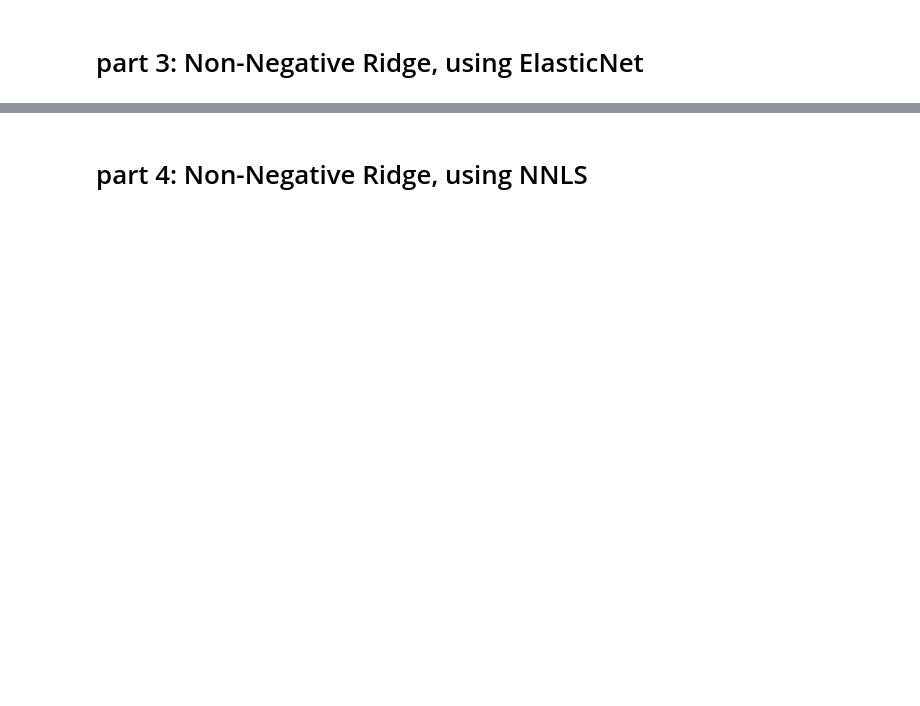
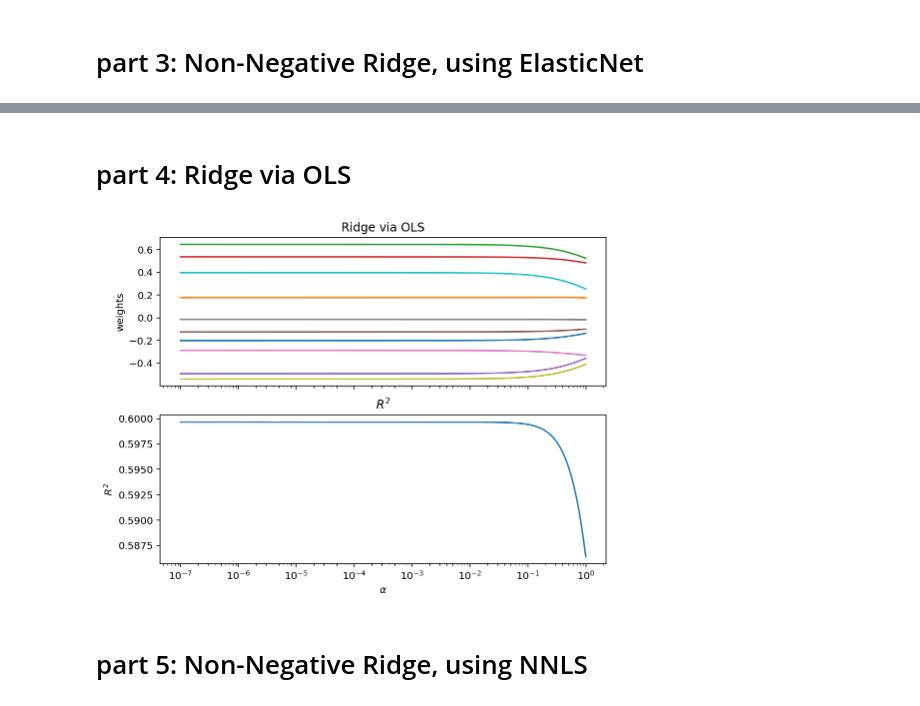
Before and after one commit to pdemarti/notebooks, a Jupyter notebook: nn-ridge.ipynb, the cells around one changed output, grey strips where cells are left out. Saved outputs shown, nothing was run; the diff lists cells and outputs as text; code cells hidden in the pictures; blank space fills up the shorter version.

```diff
--- a/nn-ridge.ipynb
+++ b/nn-ridge.ipynb
@@ -14,7 +14,7 @@ from scipy.optimize import nnls
 plt.rcParams['figure.figsize'] = (8, 6)
 # %%
 def rsquare(y, yhat):
-    residuals = (np.linalg.norm(y - yhat, axis=1))
+    residuals = np.linalg.norm(y - yhat, axis=1)
     r2 = 1 - residuals**2 / np.linalg.norm(y - y.mean())**2
     return r2
 # %%
@@ -83,0 +84,2 @@ plot_path(act_alphas, coefs.T, r2, 'ElasticNet path with no Lasso (only Ridge),
+# %% [markdown]
+# part 4: Ridge via OLS
@@ -84,3 +93,15 @@ plot_path(act_alphas, coefs.T, r2, 'ElasticNet path with no Lasso (only Ridge),
+# %%
+coefs = []
+residuals = []
+for a in alphas:
+    c = ols_ridge(alpha=a, X=X, y=y)
+    coefs.append(c)
+coefs = np.vstack(coefs).T
+yhat = (X @ coefs).T
+r2 = rsquare(y, yhat)
+plot_path(alphas, coefs.T, r2, 'Ridge via OLS')
+# %% [output]
+[figure, added]
 # %% [markdown]
-# part 4: Non-Negative Ridge, using NNLS
+# part 5: Non-Negative Ridge, using NNLS
 # %%
```
Also changed, not shown: parts of 8 cells of this notebook.
